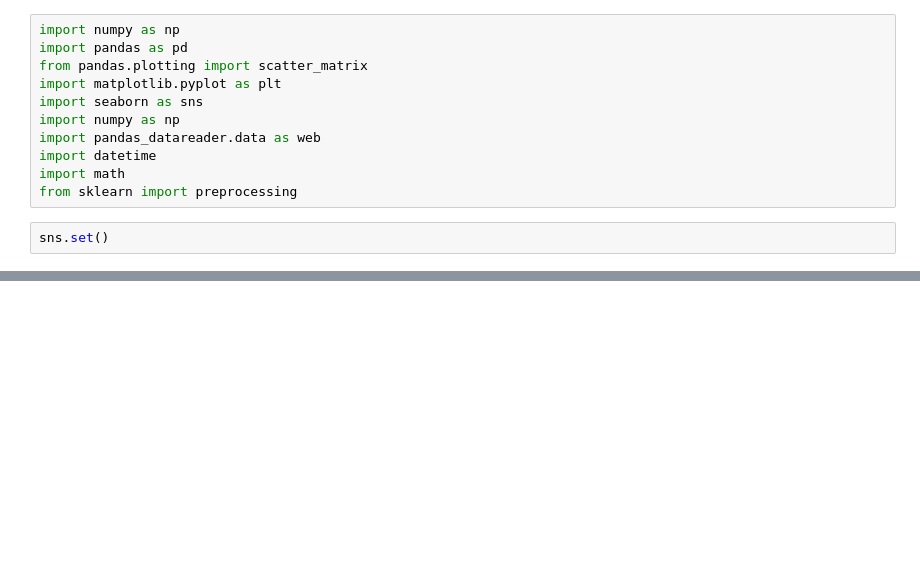
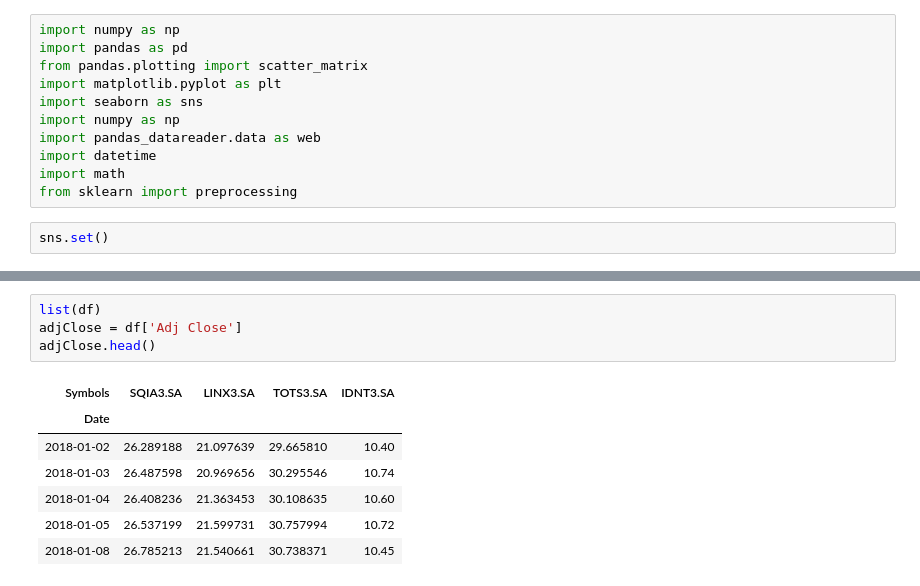
Before and after one commit to ThiagoBfim/price-predict, a Jupyter notebook: Comparing Best Stocks Prediction.ipynb, the cells around one changed output, grey strips where cells are left out. Drawn from its saved outputs; the diff is of its cells as text; blank space fills up the shorter version.

```diff
--- a/Comparing Best Stocks Prediction.ipynb
+++ b/Comparing Best Stocks Prediction.ipynb
@@ -106,0 +45,12 @@ models.sort_values(by='Score', ascending=False)
+# %%
+list(df)
+adjClose = df['Adj Close']
+adjClose.head()
+# %% [output]
+| Symbols | SQIA3.SA | LINX3.SA | TOTS3.SA | IDNT3.SA |
+| Date |  |  |  |  |
+| 2018-01-02 | 26.289188 | 21.097639 | 29.665810 | 10.40 |
+| 2018-01-03 | 26.487598 | 20.969656 | 30.295546 | 10.74 |
+| 2018-01-04 | 26.408236 | 21.363453 | 30.108635 | 10.60 |
+| 2018-01-05 | 26.537199 | 21.599731 | 30.757994 | 10.72 |
+| 2018-01-08 | 26.785213 | 21.540661 | 30.738371 | 10.45 |
```
Also changed, not shown: parts of 17 cells of this notebook, 2 other files.
